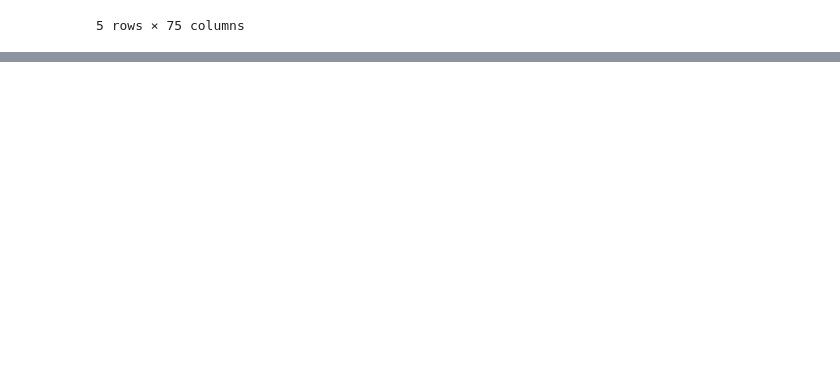
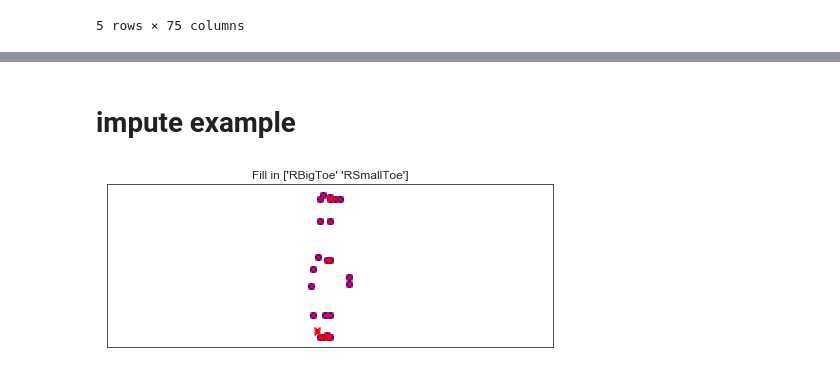
Before and after one commit to jcheong0428/pat, a Jupyter notebook: notebooks/Examples.ipynb, the cells around one changed output, grey strips where cells are left out. Saved outputs shown, nothing was run; the diff lists cells and outputs as text; code cells hidden in the pictures; blank space fills up the shorter version.

```diff
--- a/notebooks/Examples.ipynb
+++ b/notebooks/Examples.ipynb
@@ -106,0 +137,14 @@ df.head()
+# %% [markdown]
+# impute example
+# %%
+dfnan = df.replace({0.0:np.nan}).iloc[222:223,:]
+missing_labels = np.unique([col.split('_')[-1] for col in dfnan.columns.values[dfnan.isna().values[0]]])
+imputed = dfnan.pat.impute()
+f,ax=plt.subplots(figsize=(8,3))
+for rowix, row in dfnan.iterrows():
+    row.to_frame().T.pat.plot(ax=ax, xlim=None, ylim=None, color='b')
+for rowix, row in imputed.iterrows():
+    row.to_frame().T.pat.plot(ax=ax, xlim=None, ylim=None, color ='r', marker='x', title=f"Fill in {missing_labels}")
+plt.axis('equal');
+# %% [output]
+[figure, added]
```
Also changed, not shown: parts of 7 cells of this notebook, 4 other files.
